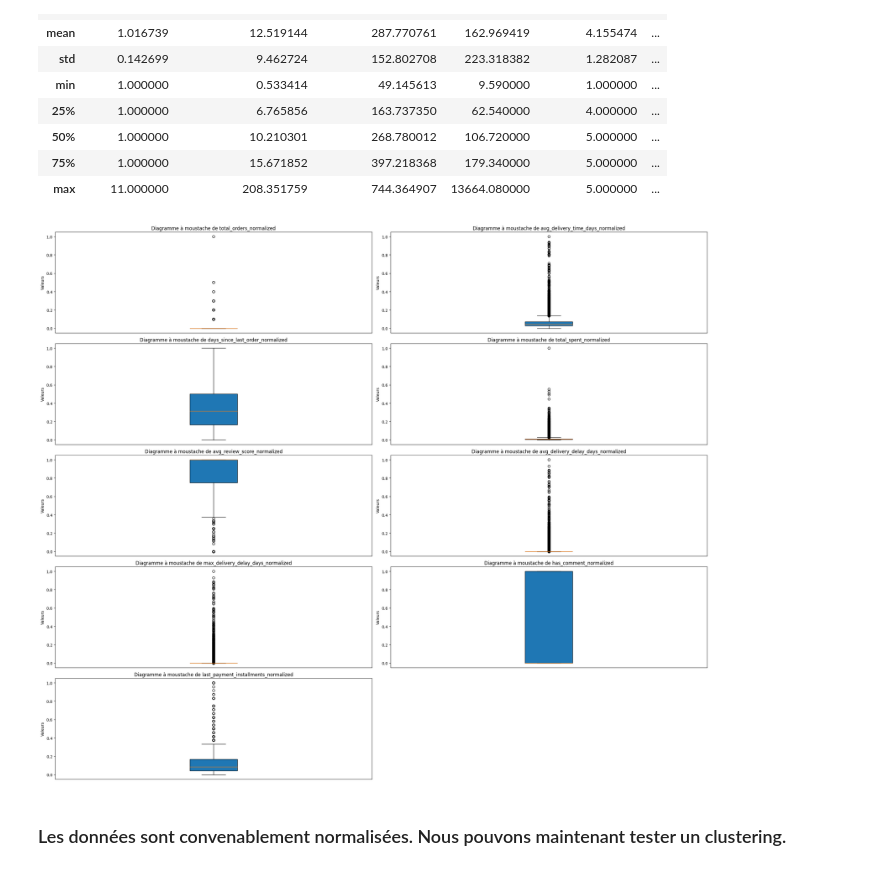
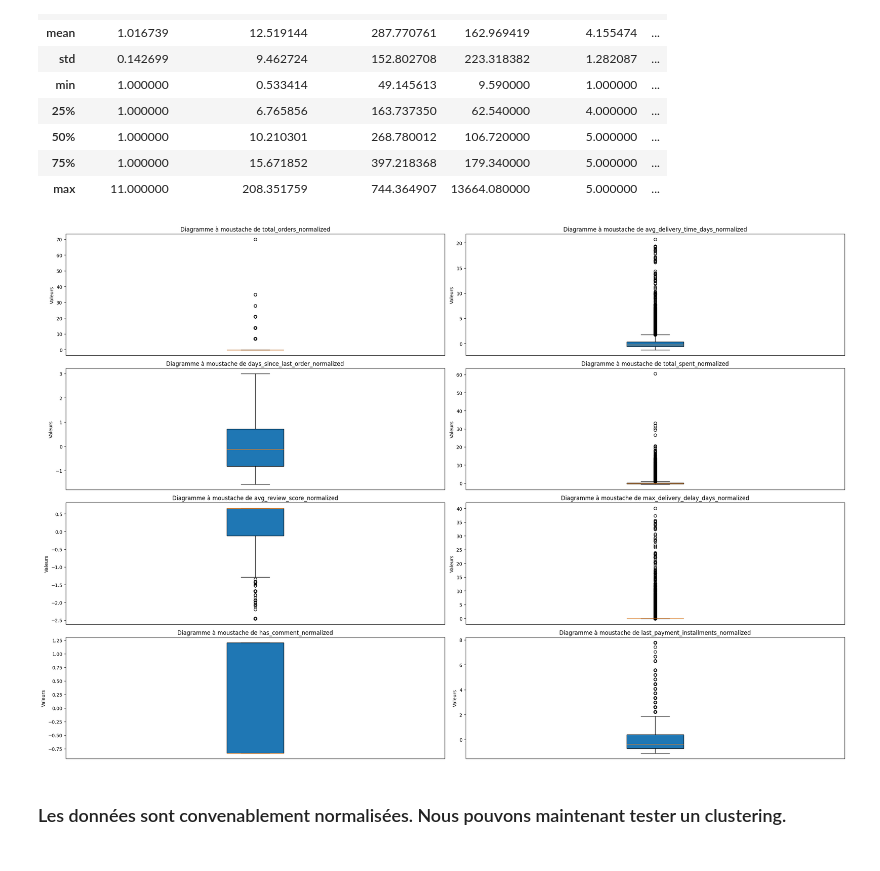
Before and after one commit to CharbonneauJean/OC-Projet4, a Jupyter notebook: essais_segmentation.ipynb, the cells around one changed output. Cells and saved outputs as stored; diff of their text form; code cells hidden in the pictures.

```diff
--- a/essais_segmentation.ipynb
+++ b/essais_segmentation.ipynb
@@ -35,10 +33,10 @@ memory usage: 8.6+ MB
 ## Normalisation des données
 # %%
 # Normalisation de la colonne 'total_orders'
-from sklearn.preprocessing import MinMaxScaler
+from sklearn.preprocessing import StandardScaler
 
-# Initialisation du MinMaxScaler
-scaler = MinMaxScaler()
+# Initialisation du StandardScaler
+scaler = StandardScaler()
 
 # Fit et transformation de la colonne 'total_orders'
 df['total_orders_normalized'] = scaler.fit_transform(df[['total_orders']])
@@ -126,9 +124,9 @@ df['avg_review_score_normalized'] = scaler.fit_transform(df[['avg_review_score']
 #  10  last_payment_type          94269 non-null  object
 #  11  last_payment_installments  94269 non-null  float64
 
-# Fit et transformation de la colonne 'avg_delivery_delay_days'
-df['avg_delivery_delay_days_normalized'] = scaler.fit_transform(df[['avg_delivery_delay_days']])
-# Fit et transformation de la colonne 'max_delivery_delay_days'
+# # Fit et transformation de la colonne 'avg_delivery_delay_days'
+# df['avg_delivery_delay_days_normalized'] = scaler.fit_transform(df[['avg_delivery_delay_days']])
+# # Fit et transformation de la colonne 'max_delivery_delay_days'
 df['max_delivery_delay_days_normalized'] = scaler.fit_transform(df[['max_delivery_delay_days']])
 # Fit et transformation de la colonne 'has_comment'
 df['has_comment_normalized'] = scaler.fit_transform(df[['has_comment']])
@@ -138,7 +136,7 @@ df['last_payment_installments_normalized'] = scaler.fit_transform(df[['last_paym
 df['avg_review_score_normalized'] = scaler.fit_transform(df[['avg_review_score']])
 
 # Hotencoding de la colonne 'last_order_status'
-df = pd.get_dummies(df, columns=['last_order_status'], drop_first=True)
+# df = pd.get_dummies(df, columns=['last_order_status'], drop_first=True)
 # %%
 df.info()
 # %% [output]
@@ -174,32 +172,32 @@ df.describe()
 # %%
 import matplotlib.pyplot as plt
 import math
 
 # Données pour le graphique
-columns_to_plot = ['total_orders_normalized', 'avg_delivery_time_days_normalized', 'days_since_last_order_normalized', 'total_spent_normalized', 'avg_review_score_normalized', 'avg_delivery_delay_days_normalized', 'max_delivery_delay_days_normalized', 'has_comment_normalized', 'last_payment_installments_normalized']
+columns_to_plot = ['total_orders_normalized', 'avg_delivery_time_days_normalized', 'days_since_last_order_normalized', 'total_spent_normalized', 'avg_review_score_normalized', 'max_delivery_delay_days_normalized', 'has_comment_normalized', 'last_payment_installments_normalized']
 data_to_plot = [df[col].dropna() for col in columns_to_plot]
 
 # Calculer le nombre de lignes nécessaires
 num_rows = math.ceil(len(columns_to_plot) / 2)
 
 # Ajuster la taille de la figure
 fig, axs = plt.subplots(num_rows, 2, figsize=(12*2, 4*num_rows))
 axs = axs.ravel()
 
 for idx, col in enumerate(columns_to_plot):
     axs[idx].boxplot(data_to_plot[idx], vert=True, patch_artist=True)
     axs[idx].set_title(f'Diagramme à moustache de {col}')
     axs[idx].set_ylabel('Valeurs')
     axs[idx].set_xticks([])
 
 # Supprimer les axes non utilisés s'il y en a
 for idx in range(len(columns_to_plot), num_rows*2):
     axs[idx].axis('off')
 
 plt.tight_layout()
 plt.show()
 # %% [output]
-[figure, old version]
+[figure, new version]
 # %% [markdown]
 ### Les données sont convenablement normalisées. Nous pouvons maintenant tester un clustering.
 # %% [markdown]
```
Also changed, not shown: parts of 15 cells of this notebook, 5 other files.
